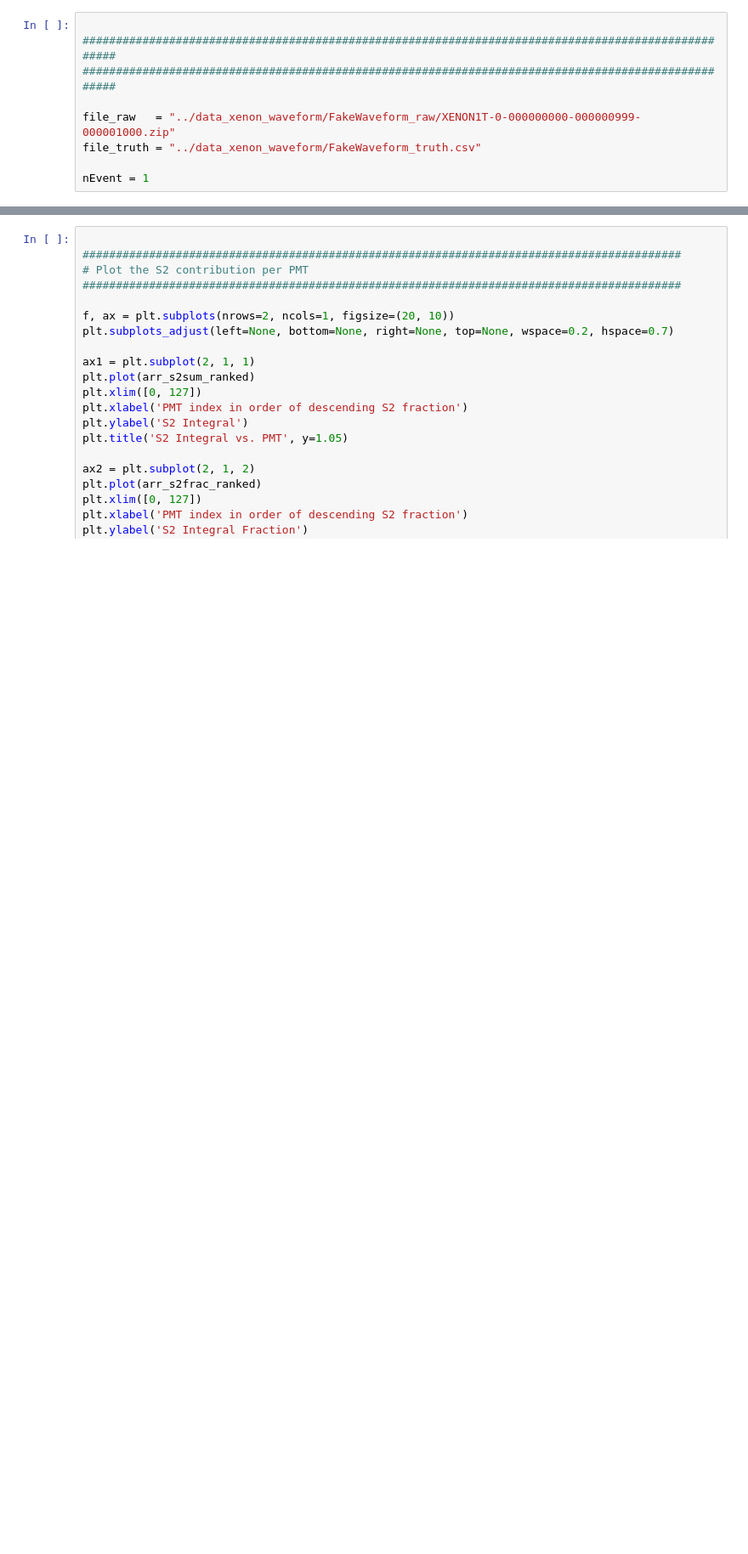
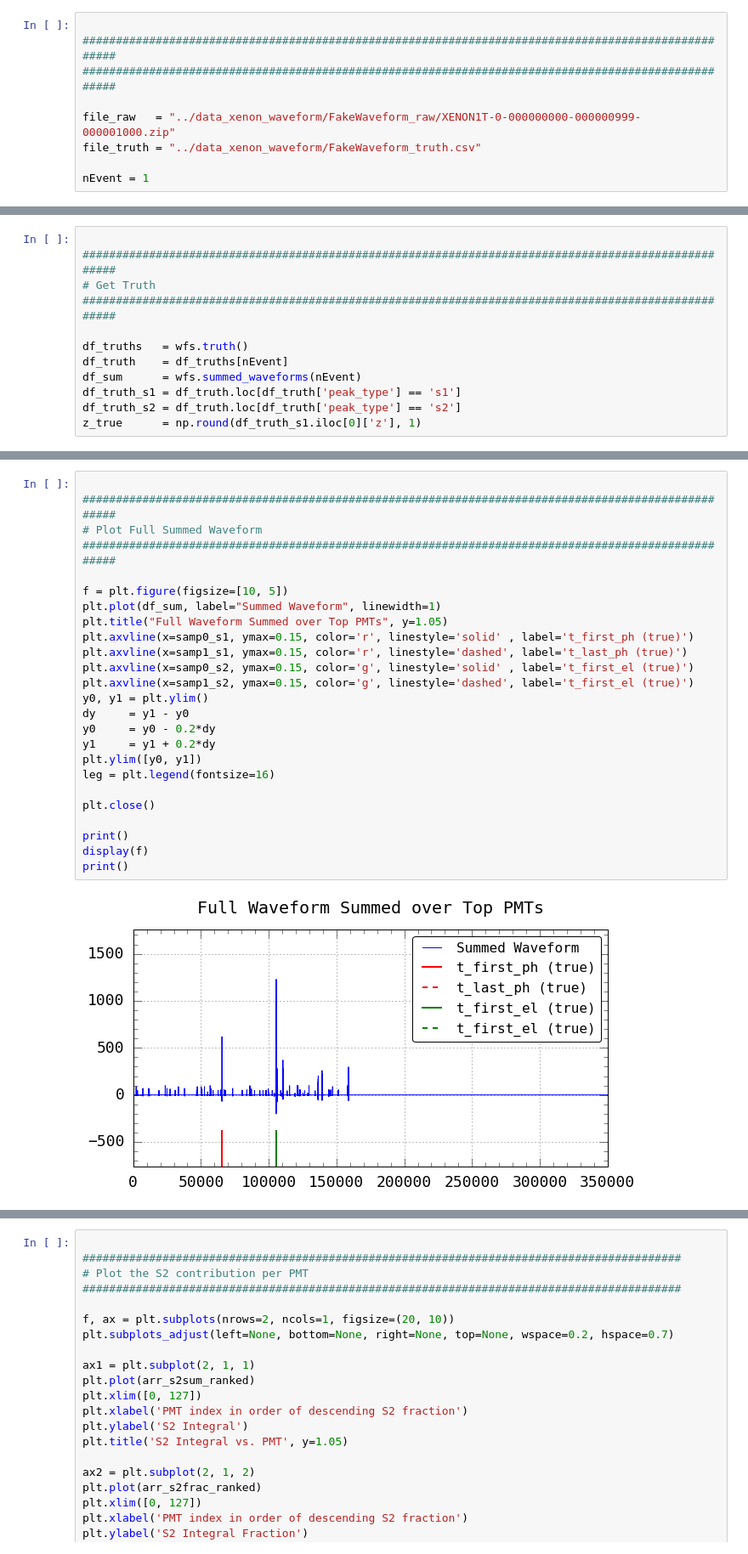
Before and after one commit to dbarg/pax_reconstruction, a Jupyter notebook: plot_s2_waveforms.ipynb, the cells around one changed output, grey strips where cells are left out. Shown at 85% size. Saved outputs shown, nothing was run; the diff lists cells and outputs as text; blank space fills up the shorter version.

```diff
--- a/plot_s2_waveforms.ipynb
+++ b/plot_s2_waveforms.ipynb
@@ -66,0 +55,12 @@ x1  = s1 + eps
+# %%
+
+####################################################################################################
+# Get Truth
+####################################################################################################
+
+df_truths   = wfs.truth()
+df_truth    = df_truths[nEvent]
+df_sum      = wfs.summed_waveforms(nEvent)
+df_truth_s1 = df_truth.loc[df_truth['peak_type'] == 's1']
+df_truth_s2 = df_truth.loc[df_truth['peak_type'] == 's2']
+z_true      = np.round(df_truth_s1.iloc[0]['z'], 1)
@@ -66,0 +205,27 @@ x1  = s1 + eps
+# %%
+
+####################################################################################################
+# Plot Full Summed Waveform
+####################################################################################################
+
+f = plt.figure(figsize=[10, 5])
+plt.plot(df_sum, label="Summed Waveform", linewidth=1)
+plt.title("Full Waveform Summed over Top PMTs", y=1.05)
+plt.axvline(x=samp0_s1, ymax=0.15, color='r', linestyle='solid' , label='t_first_ph (true)')
+plt.axvline(x=samp1_s1, ymax=0.15, color='r', linestyle='dashed', label='t_last_ph (true)')
+plt.axvline(x=samp0_s2, ymax=0.15, color='g', linestyle='solid' , label='t_first_el (true)')
+plt.axvline(x=samp1_s2, ymax=0.15, color='g', linestyle='dashed', label='t_first_el (true)')
+y0, y1 = plt.ylim()
+dy     = y1 - y0
+y0     = y0 - 0.2*dy
+y1     = y1 + 0.2*dy
+plt.ylim([y0, y1])
+leg = plt.legend(fontsize=16)
+
+plt.close()
+
+print()
+display(f)
+print()
+# %% [output]
+[figure, added]
```
Also changed, not shown: parts of 12 cells of this notebook, 2 other files.
